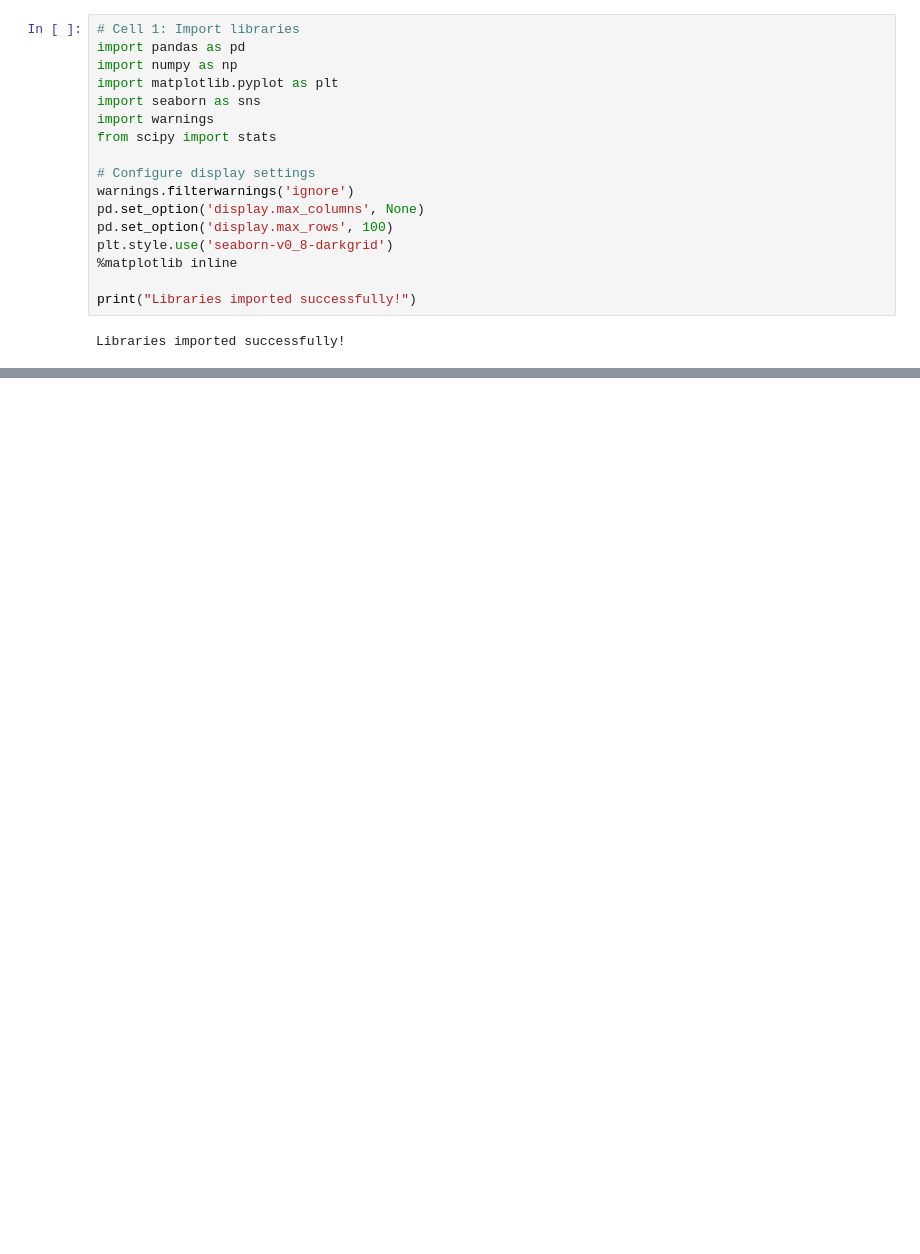
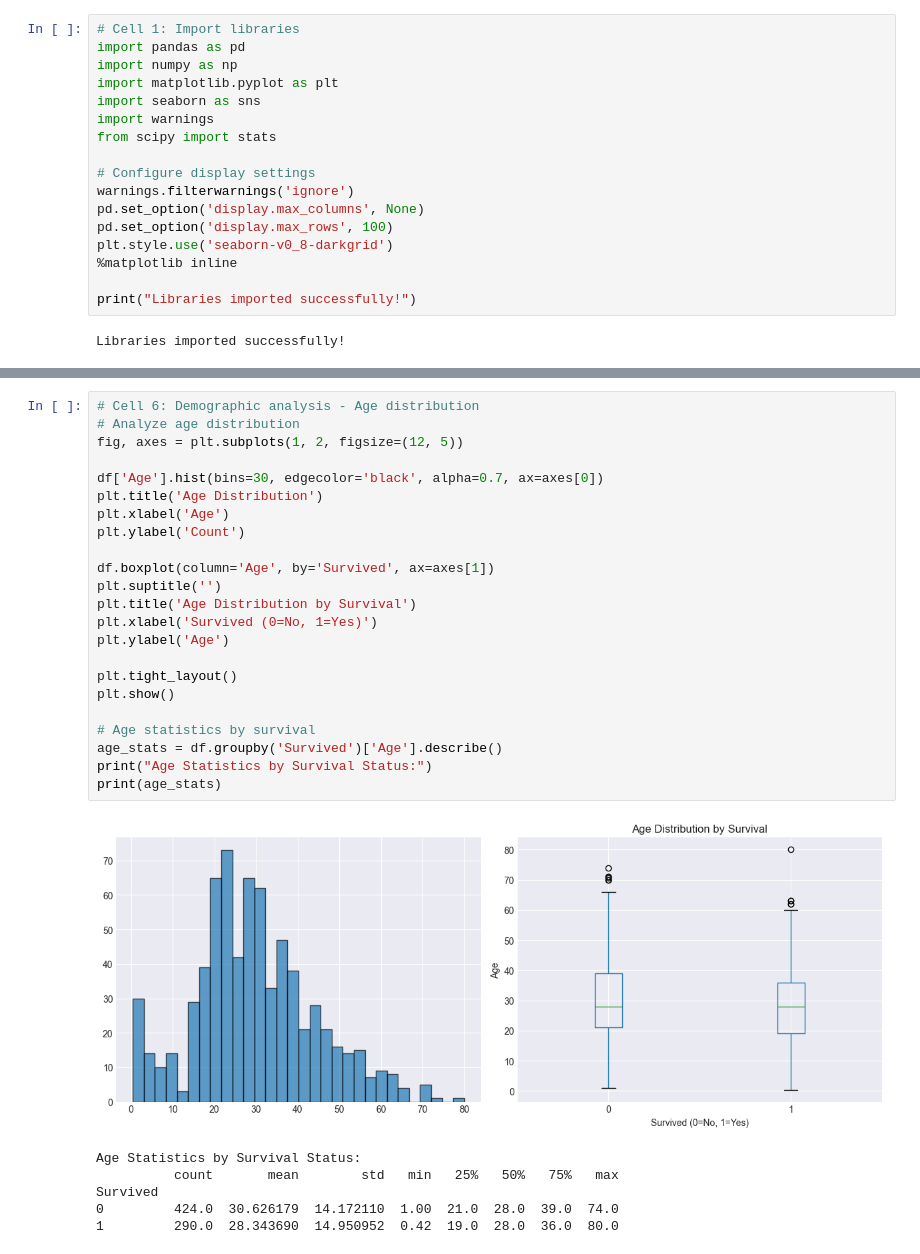
Before and after one commit to ka4en3/titanic-eda, a Jupyter notebook: titanic_eda.ipynb, the cells around one changed output, grey strips where cells are left out. Saved outputs shown, nothing was run; the diff lists cells and outputs as text; blank space fills up the shorter version.

```diff
--- a/titanic_eda.ipynb
+++ b/titanic_eda.ipynb
@@ -126,0 +179,30 @@ plt.show()
+# %%
+# Cell 6: Demographic analysis - Age distribution
+# Analyze age distribution
+fig, axes = plt.subplots(1, 2, figsize=(12, 5))
+
+df['Age'].hist(bins=30, edgecolor='black', alpha=0.7, ax=axes[0])
+plt.title('Age Distribution')
+plt.xlabel('Age')
+plt.ylabel('Count')
+
+df.boxplot(column='Age', by='Survived', ax=axes[1])
+plt.suptitle('')
+plt.title('Age Distribution by Survival')
+plt.xlabel('Survived (0=No, 1=Yes)')
+plt.ylabel('Age')
+
+plt.tight_layout()
+plt.show()
+
+# Age statistics by survival
+age_stats = df.groupby('Survived')['Age'].describe()
+print("Age Statistics by Survival Status:")
+print(age_stats)
+# %% [output]
+[figure, added]
+Age Statistics by Survival Status:
+          count       mean        std   min   25%   50%   75%   max
+Survived
+0         424.0  30.626179  14.172110  1.00  21.0  28.0  39.0  74.0
+1         290.0  28.343690  14.950952  0.42  19.0  28.0  36.0  80.0
```
Also changed, not shown: parts of 3 cells of this notebook.
